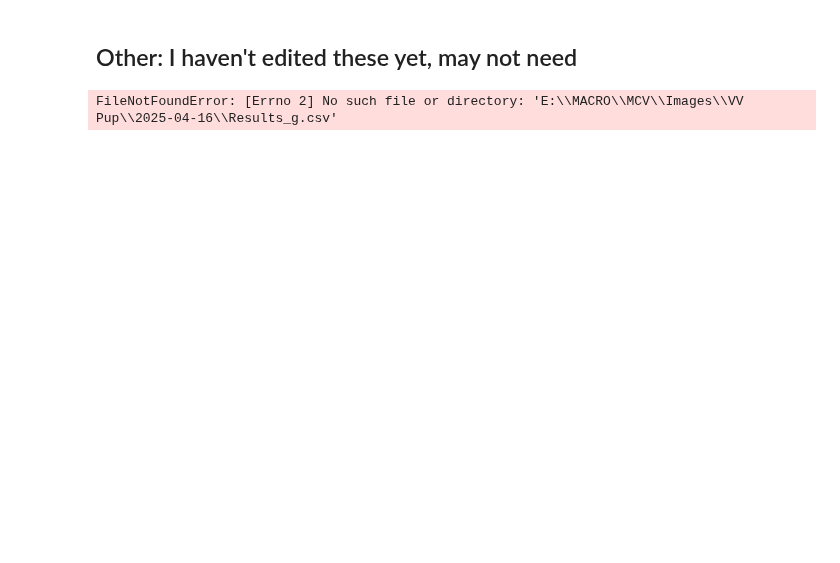
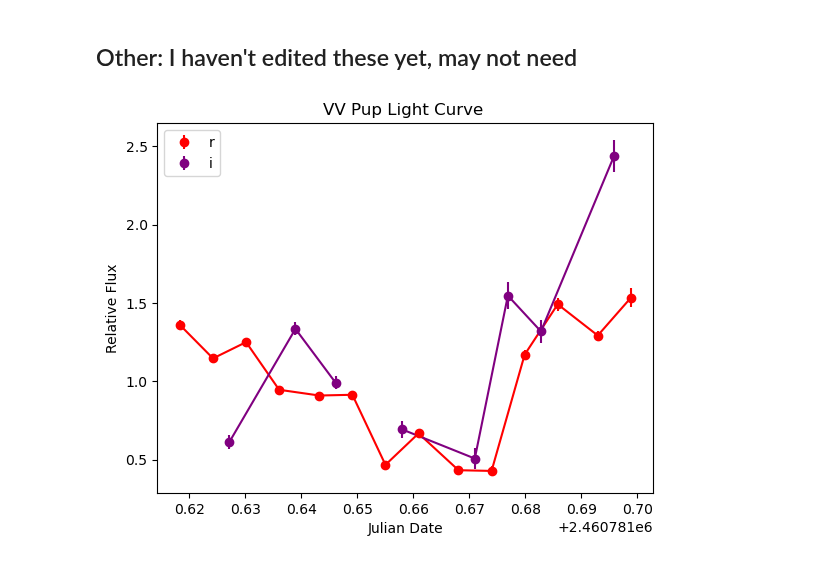
Before and after one commit to astronathalie/MCV, a Jupyter notebook: photstars.ipynb, the cells around one changed output. Drawn from its saved outputs; the diff is of its cells as text; code cells hidden in the pictures; blank space fills up the shorter version.

```diff
--- a/photstars.ipynb
+++ b/photstars.ipynb
@@ -221,15 +234,15 @@ Processing E:\MACRO\MCV\Images\VV Pup\2025-04-16/i\maw_VV_Pup_i_240s_2025-04-16T
 # %% [markdown]
 ## Other: I haven't edited these yet, may not need
 # %%
-lc_g = pd.read_csv(file_dir + r'\Results_g.csv')
+# lc_g = pd.read_csv(file_dir + r'\Results_g.csv')
 lc_r = pd.read_csv(file_dir + r'\Results_r.csv')
-# lc_i = pd.read_csv(file_dir + r'\Results_i.csv')
+lc_i = pd.read_csv(file_dir + r'\Results_i.csv')
 
 
 #sort the dataframes by Julian Date
-lc_g = lc_g.sort_values(by=['Julian_Date'])
+# lc_g = lc_g.sort_values(by=['Julian_Date'])
 lc_r = lc_r.sort_values(by=['Julian_Date'])
-# lc_i = lc_i.sort_values(by=['Julian_Date'])
+lc_i = lc_i.sort_values(by=['Julian_Date'])
 
 # t_start = Time('2025-02-21T04:10:00', scale='utc')
 t_start = Time('2025-04-16T04:10:00', scale='utc')
@@ -240,39 +253,39 @@ t_end = Time('2025-04-16T07:10:00', scale='utc')
 jd_end = t_end.jd
 
 
-plt.errorbar(lc_g['Julian_Date'], lc_g['norm_rel_flux'], yerr=abs(lc_g['norm_rel_flux_error']), fmt='o', label='g', color='green')
-plt.plot(lc_g['Julian_Date'], lc_g['norm_rel_flux'], color='green')
+# plt.errorbar(lc_g['Julian_Date'], lc_g['norm_rel_flux'], yerr=abs(lc_g['norm_rel_flux_error']), fmt='o', label='g', color='green')
+# plt.plot(lc_g['Julian_Date'], lc_g['norm_rel_flux'], color='green')
 plt.errorbar(lc_r['Julian_Date'], lc_r['norm_rel_flux'], yerr=abs(lc_r['norm_rel_flux_error']), fmt='o', label='r', color='red')
 plt.plot(lc_r['Julian_Date'], lc_r['norm_rel_flux'], color='red')
-# plt.errorbar(lc_i['Julian_Date'], lc_i['norm_rel_flux'], yerr=abs(lc_i['norm_rel_flux_error']), fmt='o', label='i', color='purple')
-# plt.plot(lc_i['Julian_Date'], lc_i['norm_rel_flux'], color='purple')
+plt.errorbar(lc_i['Julian_Date'], lc_i['norm_rel_flux'], yerr=abs(lc_i['norm_rel_flux_error']), fmt='o', label='i', color='purple')
+plt.plot(lc_i['Julian_Date'], lc_i['norm_rel_flux'], color='purple')
 # plt.axvline(jd_start, color='black', linestyle='--')
 # plt.axvline(jd_end, color='black', linestyle='--')
 # make light blue between the black lines
 # plt.fill_between([jd_start, jd_end], 0.6, 1.4, color='lightblue', alpha=0.5)
 
 '''plt.scatter(lc_g['Julian_Date'], lc_g['star_0_relflux']/np.mean(lc_g['star_0_relflux']), alpha=0.5, color='gray')
 plt.scatter(lc_g['Julian_Date'], lc_g['star_1_relflux']/np.mean(lc_g['star_1_relflux']), alpha=0.5, color='gray')
 plt.scatter(lc_g['Julian_Date'], lc_g['star_2_relflux']/np.mean(lc_g['star_2_relflux']), alpha=0.5, color='gray')
 plt.scatter(lc_g['Julian_Date'], lc_g['star_3_relflux']/np.mean(lc_g['star_3_relflux']), alpha=0.5, color='gray')
 plt.scatter(lc_g['Julian_Date'], lc_g['star_4_relflux']/np.mean(lc_g['star_4_relflux']), alpha=0.5, color='gray')
 plt.scatter(lc_i['Julian_Date'], lc_i['star_0_relflux']/np.mean(lc_i['star_0_relflux']), alpha=0.5, color='gray')
 plt.scatter(lc_i['Julian_Date'], lc_i['star_1_relflux']/np.mean(lc_i['star_1_relflux']), alpha=0.5, color='gray')
 plt.scatter(lc_i['Julian_Date'], lc_i['star_2_relflux']/np.mean(lc_i['star_2_relflux']), alpha=0.5, color='gray')
 plt.scatter(lc_i['Julian_Date'], lc_i['star_3_relflux']/np.mean(lc_i['star_3_relflux']), alpha=0.5, color='gray')
 plt.scatter(lc_i['Julian_Date'], lc_i['star_4_relflux']/np.mean(lc_i['star_4_relflux']), alpha=0.5, color='gray')
 plt.scatter(lc_r['Julian_Date'], lc_r['star_0_relflux']/np.mean(lc_r['star_0_relflux']), alpha=0.5, color='gray')
 plt.scatter(lc_r['Julian_Date'], lc_r['star_1_relflux']/np.mean(lc_r['star_1_relflux']), alpha=0.5, color='gray')
 plt.scatter(lc_r['Julian_Date'], lc_r['star_2_relflux']/np.mean(lc_r['star_2_relflux']), alpha=0.5, color='gray')
 plt.scatter(lc_r['Julian_Date'], lc_r['star_3_relflux']/np.mean(lc_r['star_3_relflux']), alpha=0.5, color='gray')
 plt.scatter(lc_r['Julian_Date'], lc_r['star_4_relflux']/np.mean(lc_r['star_4_relflux']), alpha=0.5, color='gray')'''
 
 
 
 plt.title('VV Pup Light Curve ')
 plt.xlabel('Julian Date')
 plt.ylabel('Relative Flux')
 plt.legend()
 plt.show()
 # %% [output]
-FileNotFoundError: [Errno 2] No such file or directory: 'E:\\MACRO\\MCV\\Images\\VV Pup\\2025-04-16\\Results_g.csv'
+[figure, added]
```
Also changed, not shown: parts of 2 cells of this notebook.
